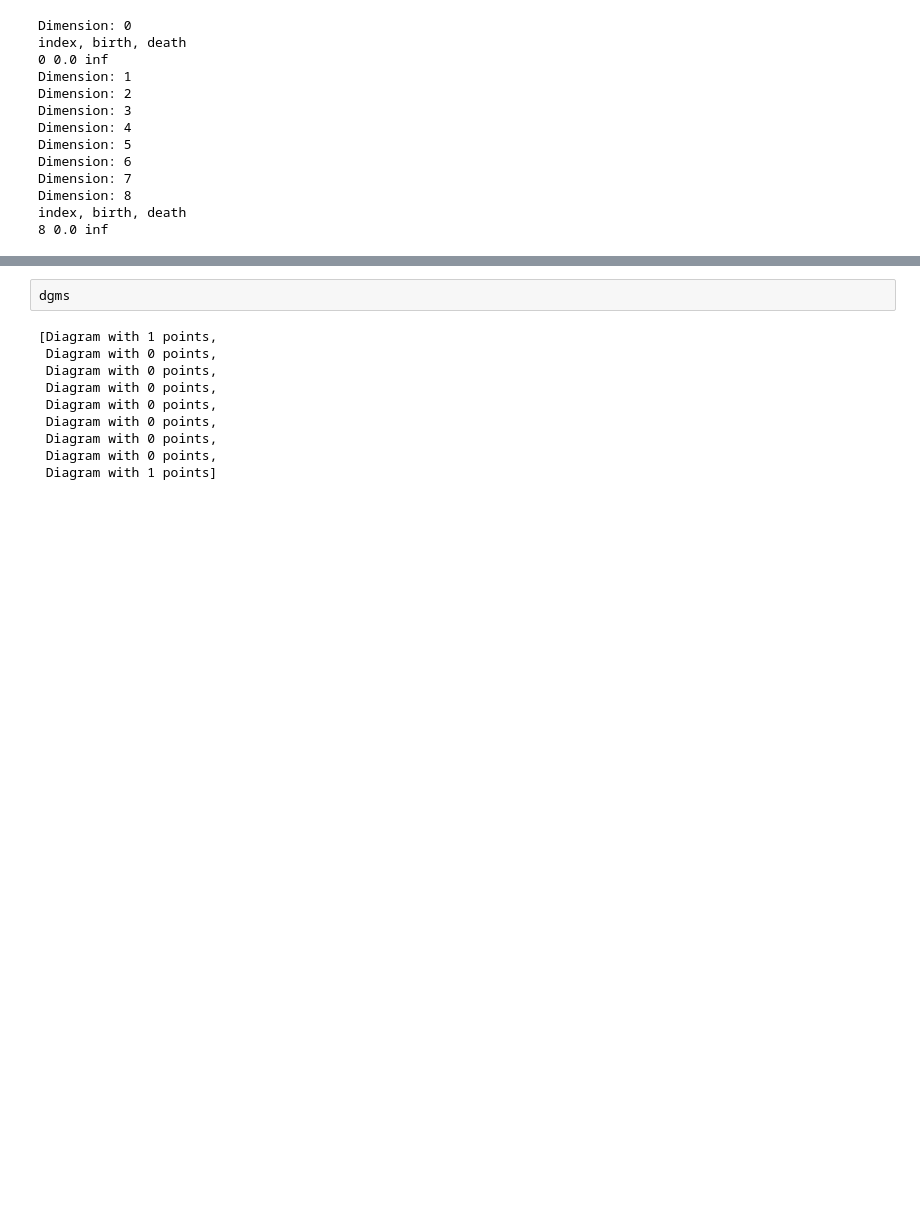
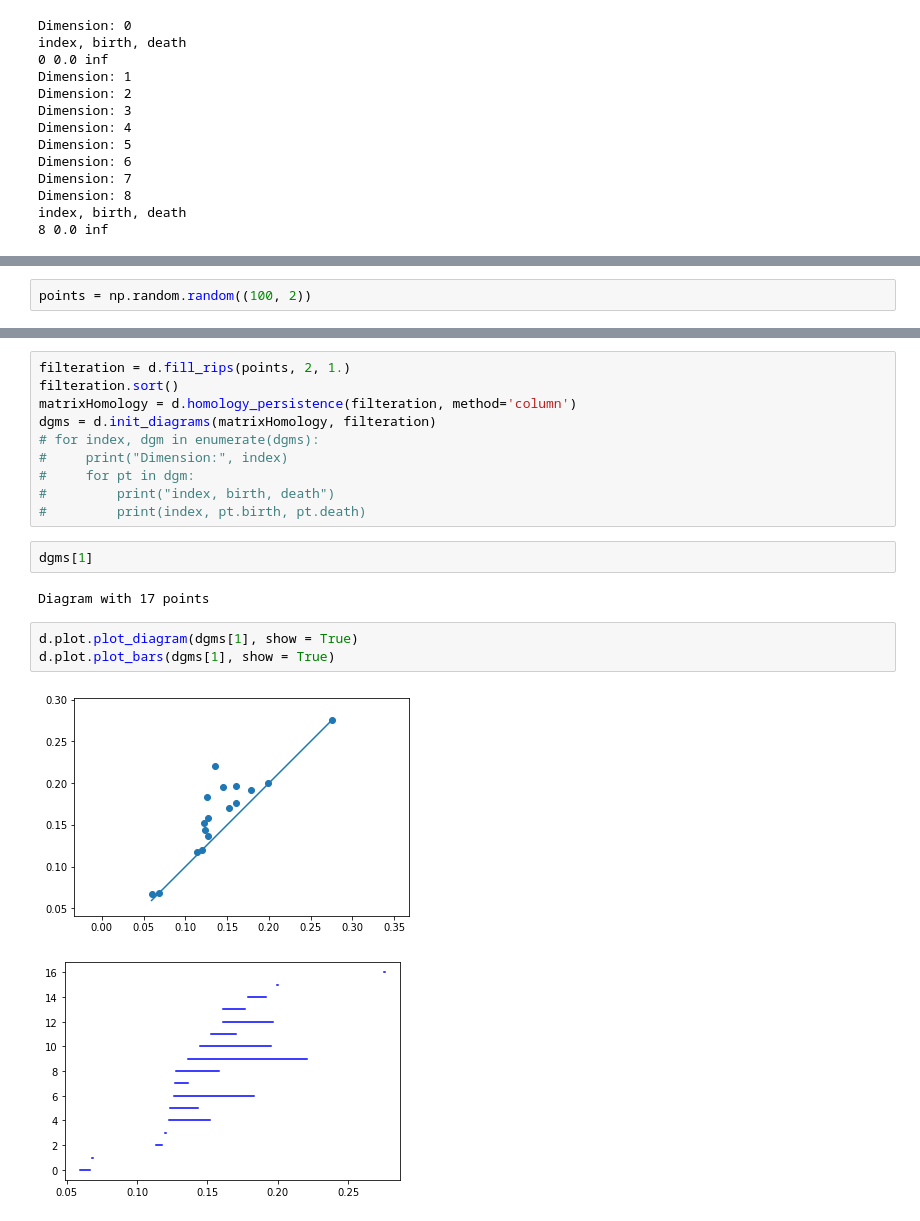
Before and after one commit to krismanaya/tda-gudhi, a Jupyter notebook: notebooks/Simplicial, Chec Complex, Persistance Homology.ipynb, the cells around one changed output, grey strips where cells are left out. Drawn from its saved outputs; the diff is of its cells as text; blank space fills up the shorter version.

Commit message:
push homology notebook

```diff
--- a/notebooks/Simplicial, Chec Complex, Persistance Homology.ipynb
+++ b/notebooks/Simplicial, Chec Complex, Persistance Homology.ipynb
@@ -259,0 +280,2 @@ index, birth, death
+# %%
+points = np.random.random((100, 2))
@@ -260,12 +302,20 @@ index, birth, death
+# %%
+filteration = d.fill_rips(points, 2, 1.)
+filteration.sort()
+matrixHomology = d.homology_persistence(filteration, method='column')
+dgms = d.init_diagrams(matrixHomology, filteration)
+# for index, dgm in enumerate(dgms):
+#     print("Dimension:", index)
+#     for pt in dgm:
+#         print("index, birth, death")
+#         print(index, pt.birth, pt.death)
 # %%
-dgms
+dgms[1]
 # %% [output]
-[Diagram with 1 points,
- Diagram with 0 points,
- Diagram with 0 points,
- Diagram with 0 points,
- Diagram with 0 points,
- Diagram with 0 points,
- Diagram with 0 points,
- Diagram with 0 points,
- Diagram with 1 points]
+Diagram with 17 points
+# %%
+d.plot.plot_diagram(dgms[1], show = True)
+d.plot.plot_bars(dgms[1], show = True)
+# %% [output]
+[figure, added]
+[figure, added]
```
Also changed, not shown: parts of 7 cells of this notebook, 3 other files.
